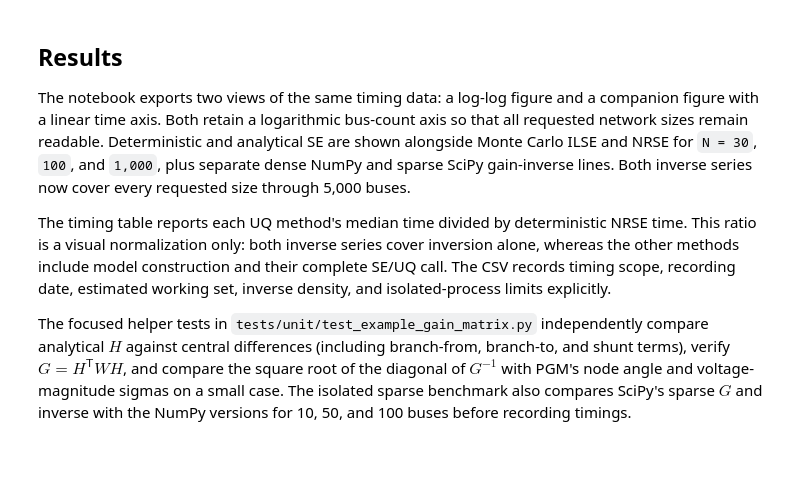
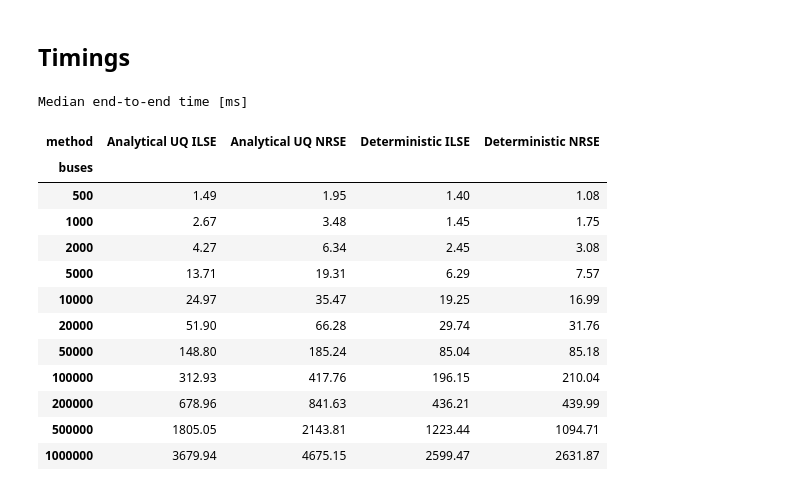
Before and after one commit to Plusero/power-grid-model, a Jupyter notebook: docs/examples/Synthetic MV Ternary Tree UQ Scaling Example.ipynb, the cells around one changed output. Drawn from its saved outputs; the diff is of its cells as text; code cells hidden in the pictures; blank space fills up the shorter version.

```diff
--- a/docs/examples/Synthetic MV Ternary Tree UQ Scaling Example.ipynb
+++ b/docs/examples/Synthetic MV Ternary Tree UQ Scaling Example.ipynb
@@ -159,0 +33,19 @@ A node with index `i > 0` has parent `(i - 1) // 3`. This creates the original b
+# %%
+NOTEBOOK_FILENAME = "Synthetic MV Ternary Tree UQ Scaling Example.ipynb"
+example_directory = Path("docs/examples")
+if not (example_directory / NOTEBOOK_FILENAME).is_file():
+    example_directory = Path()
+
+OUTPUT_DIRECTORY = example_directory / "output/synthetic_mv_ternary_tree_uq_scaling"
+OUTPUT_DIRECTORY.mkdir(parents=True, exist_ok=True)
+FIGURE_PATH = OUTPUT_DIRECTORY / "synthetic_mv_ternary_tree_uq_scaling.png"
+TIMING_CSV_PATH = OUTPUT_DIRECTORY / "synthetic_mv_ternary_tree_uq_timing.csv"
+
+NODE_COUNTS = [500, 1_000, 2_000, 5_000, 10_000, 20_000, 50_000, 100_000, 200_000, 500_000, 1_000_000]
+TIMING_REPEATS = 3
+SOLVER_ERROR_TOLERANCE = 1e-4
+SOLVER_MAX_ITERATIONS = 100
+
+print("Native library:", get_pgm_dll_path().resolve())
+print("Bus counts:", NODE_COUNTS)
+print("Timed repeats per method and size:", TIMING_REPEATS)
@@ -905,8 +113,0 @@ Timing results exported to docs/examples/output/synthetic_mv_ternary_tree_uq_sca
-# %% [markdown]
-## Results
-
-The notebook exports two views of the same timing data: a log-log figure and a companion figure with a linear time axis. Both retain a logarithmic bus-count axis so that all requested network sizes remain readable. Deterministic and analytical SE are shown alongside Monte Carlo ILSE and NRSE for `N = 30`, `100`, and `1,000`, plus separate dense NumPy and sparse SciPy gain-inverse lines. Both inverse series now cover every requested size through 5,000 buses.
-
-The timing table reports each UQ method's median time divided by deterministic NRSE time. This ratio is a visual normalization only: both inverse series cover inversion alone, whereas the other methods include model construction and their complete SE/UQ call. The CSV records timing scope, recording date, estimated working set, inverse density, and isolated-process limits explicitly.
-
-The focused helper tests in `tests/unit/test_example_gain_matrix.py` independently compare analytical $H$ against central differences (including branch-from, branch-to, and shunt terms), verify $G=H^\mathsf{T}WH$, and compare the square root of the diagonal of $G^{-1}$ with PGM's node angle and voltage-magnitude sigmas on a small case. The isolated sparse benchmark also compares SciPy's sparse $G$ and inverse with the NumPy versions for 10, 50, and 100 buses before recording timings.
@@ -913 +197,45 @@ The focused helper tests in `tests/unit/test_example_gain_matrix.py` independent
+# %% [markdown]
+## Timings
+# %%
+timing_rows = []
+for node_count in NODE_COUNTS:
+    base_input_data = build_ternary_mv_network(node_count)
+    input_data = make_state_estimation_input(base_input_data)
+    assert_valid_input_data(
+        input_data,
+        calculation_type=CalculationType.state_estimation,
+        symmetric=True,
+    )
+    for method_name, method_spec in METHOD_SPECS.items():
+        timing = measure_method(input_data, *method_spec)
+        timing_rows.append(
+            {
+                "buses": node_count,
+                "method": method_name,
+                **timing,
+                "repeats": TIMING_REPEATS,
+            }
+        )
+
+timing_results = pd.DataFrame(timing_rows)
+timing_results.to_csv(TIMING_CSV_PATH, index=False)
+timing_table_ms = timing_results.pivot(index="buses", columns="method", values="median time [s]") * 1e3
+display(
+    timing_table_ms.style.set_uuid("synthetic_timing_ms").set_caption("Median end-to-end time [ms]").format("{:.2f}")
+)
+# %% [output]
+Median end-to-end time [ms]
+| method | Analytical UQ ILSE | Analytical UQ NRSE | Deterministic ILSE | Deterministic NRSE |
+| buses |  |  |  |  |
+| 500 | 1.49 | 1.95 | 1.40 | 1.08 |
+| 1000 | 2.67 | 3.48 | 1.45 | 1.75 |
+| 2000 | 4.27 | 6.34 | 2.45 | 3.08 |
+| 5000 | 13.71 | 19.31 | 6.29 | 7.57 |
+| 10000 | 24.97 | 35.47 | 19.25 | 16.99 |
+| 20000 | 51.90 | 66.28 | 29.74 | 31.76 |
+| 50000 | 148.80 | 185.24 | 85.04 | 85.18 |
+| 100000 | 312.93 | 417.76 | 196.15 | 210.04 |
+| 200000 | 678.96 | 841.63 | 436.21 | 439.99 |
+| 500000 | 1805.05 | 2143.81 | 1223.44 | 1094.71 |
+| 1000000 | 3679.94 | 4675.15 | 2599.47 | 2631.87 |
 # %%
```
Also changed, not shown: parts of 22 cells of this notebook, 13 other files.
